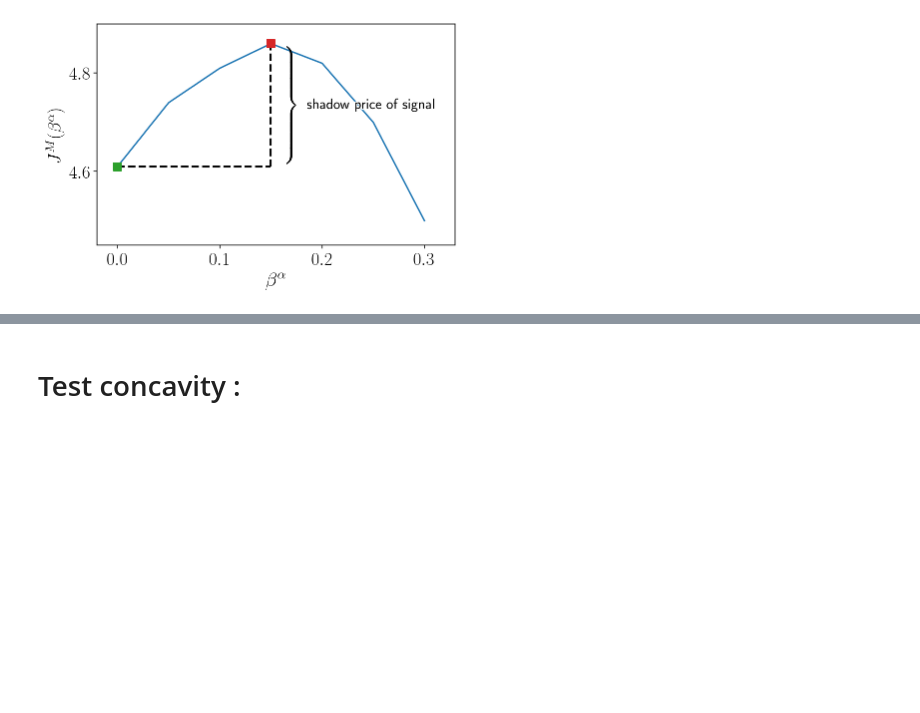
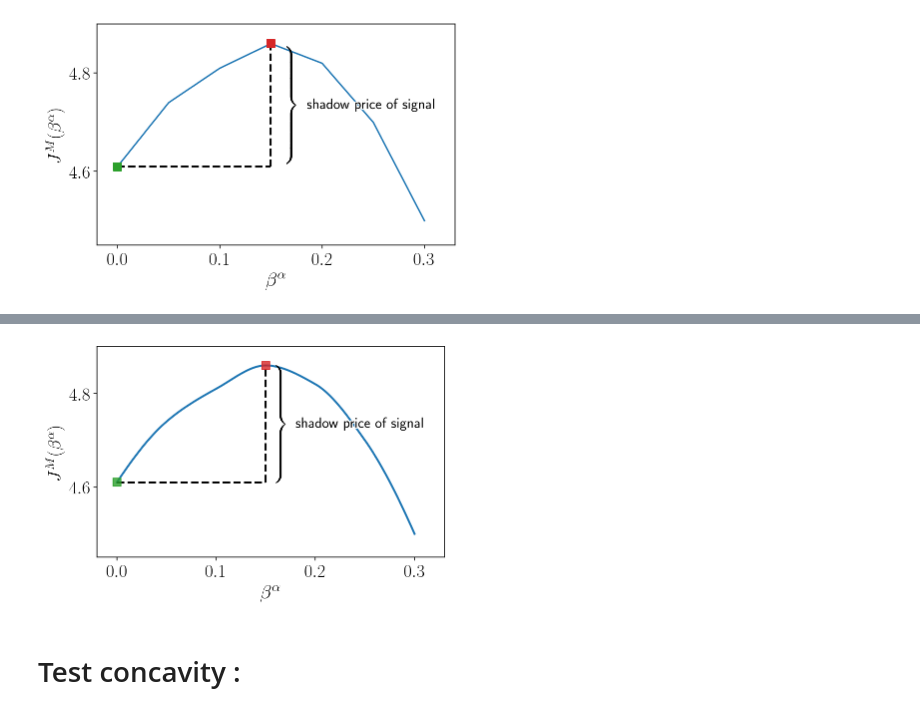
Before and after one commit to AdrienMathieu-eng/Nash-Equilibrium-, a Jupyter notebook: non_linear_BSDE_v2.ipynb, the cells around one changed output, grey strips where cells are left out. Saved outputs shown, nothing was run; the diff lists cells and outputs as text; code cells hidden in the pictures; blank space fills up the shorter version.

```diff
--- a/non_linear_BSDE_v2.ipynb
+++ b/non_linear_BSDE_v2.ipynb
@@ -1567,3 +962,96 @@ plt.savefig("figures_Stackelberg/table_beta_1_005_k_05.pdf")
+# %%
+import numpy as np
+import matplotlib.pyplot as plt
+from matplotlib import patheffects as pe
+from scipy.interpolate import PchipInterpolator   # <-- ajout
+
+import matplotlib.pyplot as plt
+import matplotlib.pylab as pylab
+params = {'legend.fontsize': 'x-large',
+          'figure.figsize': (8, 5),
+         'axes.labelsize': 'x-large',
+         'axes.titlesize':'x-large',
+         'xtick.labelsize':'x-large',
+         'ytick.labelsize':'x-large'}
+pylab.rcParams.update(params)
+%config InlineBackend.figure_format = "retina"
+
+import matplotlib
+plt.rc('text', usetex=True)
+plt.rc('text.latex', preamble=r'\usepackage{amsmath,amsfonts}')
+dpi = 300
+fs = 15
+fsL = 18
+plt.rcParams["font.size"] = fs
+
+# --- Configuration LaTeX ---
+# plt.rcParams.update({
+#     "text.usetex": True,
+#     "font.family": "serif"
+# })
+
+# --- Paramètres (si pas déjà définis) ---
+
+# --- Données ---
+beta1 = np.array([0, 0.05, 0.1, 0.15, 0.2, 0.25, 0.3])
+Y     = np.array([4.61, 4.74, 4.81, 4.86, 4.82, 4.70, 4.50])
+
+x1, y1 = 0.0, 4.61
+x2, y2 = 0.15, 4.86
+xi, yi = x2, y1  # intersection
+
+# Couleur uniforme
+red = 'tab:red'
+
+fig, ax = plt.subplots(figsize=(6, 4))
+
+# ==========================================================
+# --- COURBE LISSEE (PCHIP : stable et sans oscillations) ---
+# ==========================================================
+x_smooth = np.linspace(beta1.min(), beta1.max(), 300)
+interp = PchipInterpolator(beta1, Y)
+y_smooth = interp(x_smooth)
+
+ax.plot(x_smooth, y_smooth, color="tab:blue", lw=2)
+# (optionnel) afficher aussi les points originaux :
+
+# --- Points clés ---
+ax.scatter([x1], [y1], marker='s', color='tab:green', s=70, alpha = .8,zorder=5)
+ax.scatter([x2], [y2], marker='s', color='tab:red', s=70, alpha=.8,zorder=5)
+
+# --- Segments pointillés ---
+ax.plot([x1, xi], [y1, y1], '--', color='black', lw=2.)
+ax.plot([xi, xi], [yi, y2], '--', color='black', lw=2.)
+
+# --- Accolade verticale ---
+x_brace = xi + 0.01
+y_mid   = (yi + y2) / 2
+brace_text = r"$\left. \rule{0cm}{2.2cm} \right\}$"
+
+ax.text(x_brace, y_mid, brace_text,
+        color='black', fontsize=fsL,
+        va='center', ha='left')
+
+# --- Texte shadow price ---
+ax.text(x_brace + 0.02, y_mid, r"\text{shadow price of signal}",
+        color='black', fontsize=fsL-3,
+        va='center', ha='left',
+        path_effects=[pe.withStroke(linewidth=2, foreground="white")])
+
+# --- Mise en forme ---
+ax.set_xlabel(r'$\beta^\alpha$', fontsize=fsL+2)
+ax.set_ylabel(r'$J^M(\beta^\alpha)$', fontsize=fsL)
+ax.set_xlim(-0.02, 0.33)
+ax.set_ylim(4.45, 4.9)
+ax.set_xticks([0, 0.1, 0.2, 0.3])
+ax.set_yticks([4.6, 4.8])
+ax.tick_params(axis='both', labelsize=fsL)
+
+plt.tight_layout()
+plt.savefig('figures_Stackelberg/opt_beta1_v2.pdf', dpi=dpi, format='pdf')
+plt.show()
+# %% [output]
+[figure, added]
 # %% [markdown]
 # Test concavity :
 # %%
```
Also changed, not shown: parts of 39 cells of this notebook.
